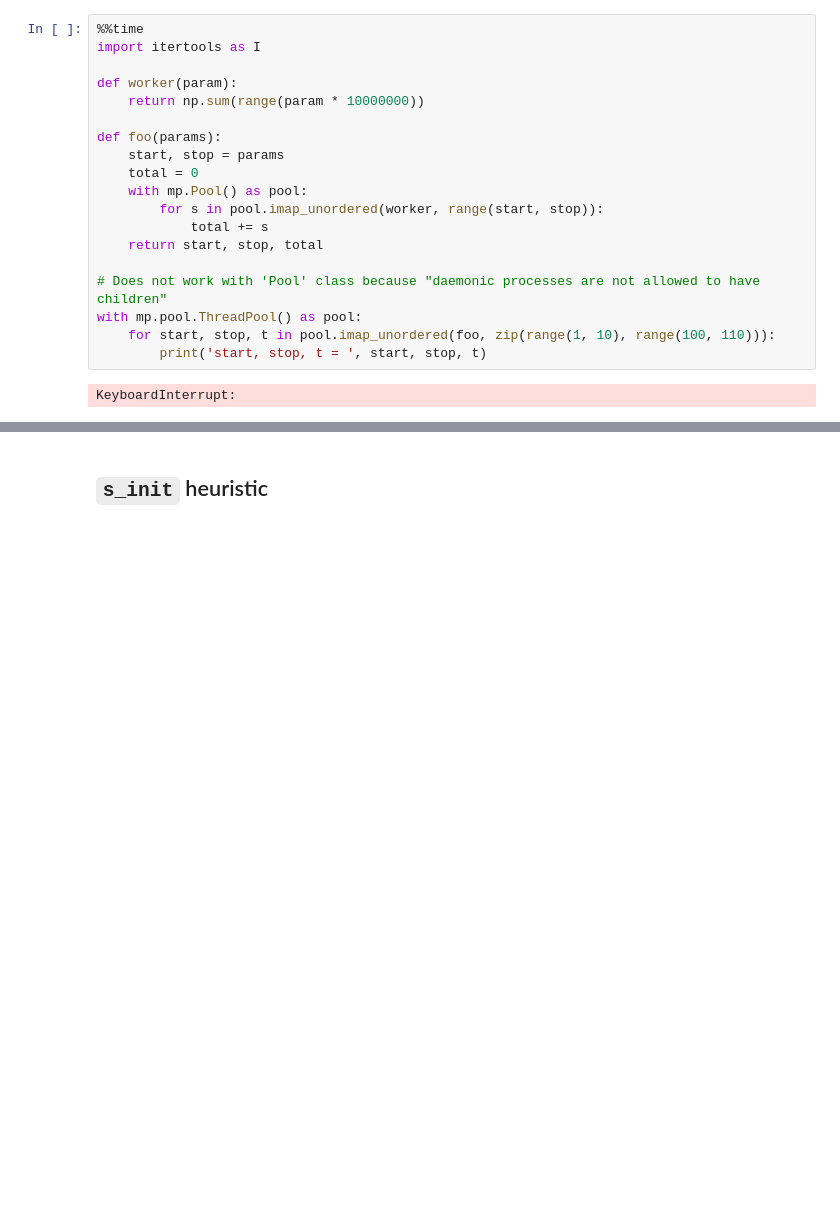
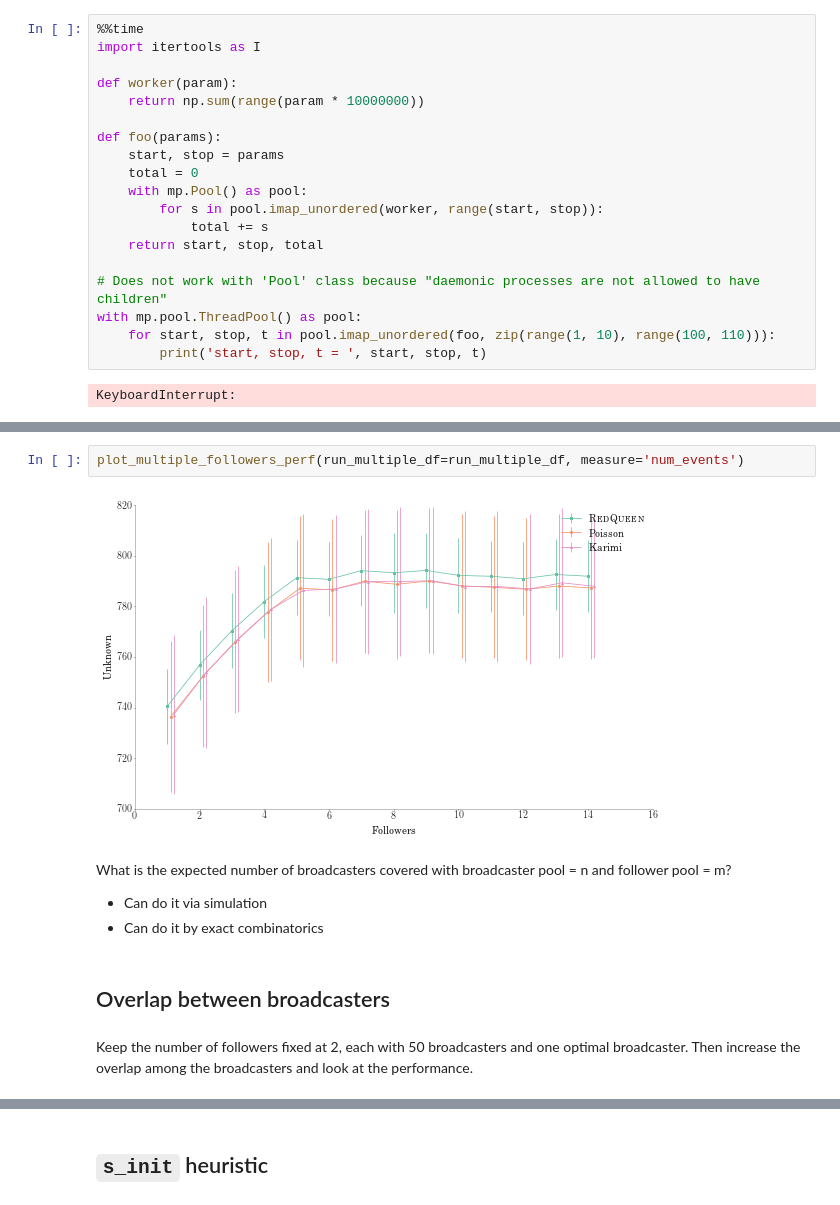
Before and after one commit to Networks-Learning/RedQueen, a Jupyter notebook: opt_broadcast.ipynb, the cells around one changed output, grey strips where cells are left out. Saved outputs shown, nothing was run; the diff lists cells and outputs as text; blank space fills up the shorter version.

```diff
--- a/opt_broadcast.ipynb
+++ b/opt_broadcast.ipynb
@@ -1250,0 +1419,13 @@ num_segments = 10
+# %%
+plot_multiple_followers_perf(run_multiple_df=run_multiple_df, measure='num_events')
+# %% [output]
+[figure, added]
+# %% [markdown]
+What is the expected number of broadcasters covered with broadcaster pool = n and follower pool = m?
+
+ - Can do it via simulation
+ - Can do it by exact combinatorics
+# %% [markdown]
+## Overlap between broadcasters
+# %% [markdown]
+Keep the number of followers fixed at 2, each with 50 broadcasters and one optimal broadcaster. Then increase the overlap among the broadcasters and look at the performance.
```
Also changed, not shown: parts of 131 cells of this notebook.
